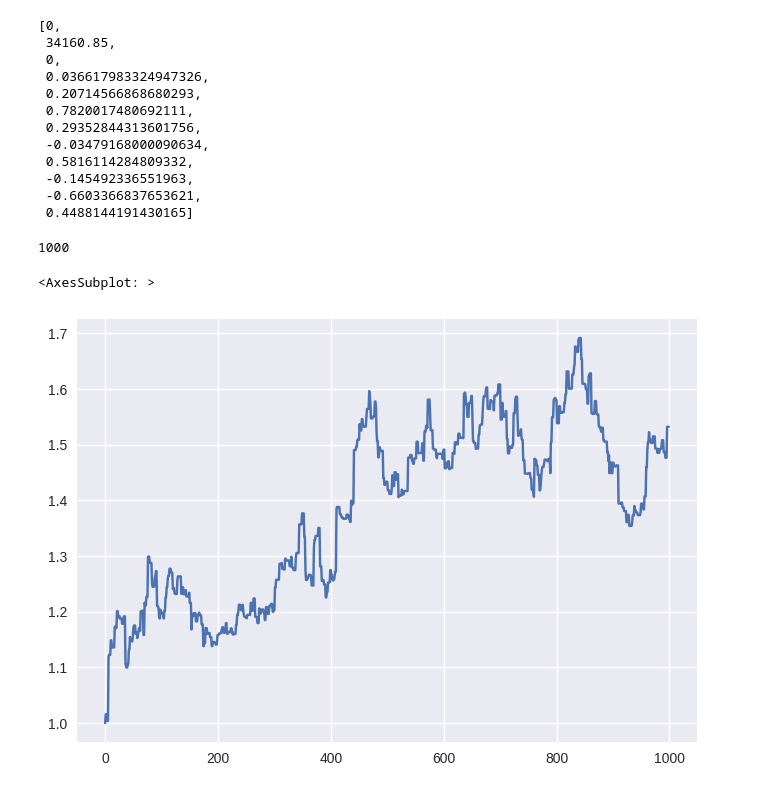
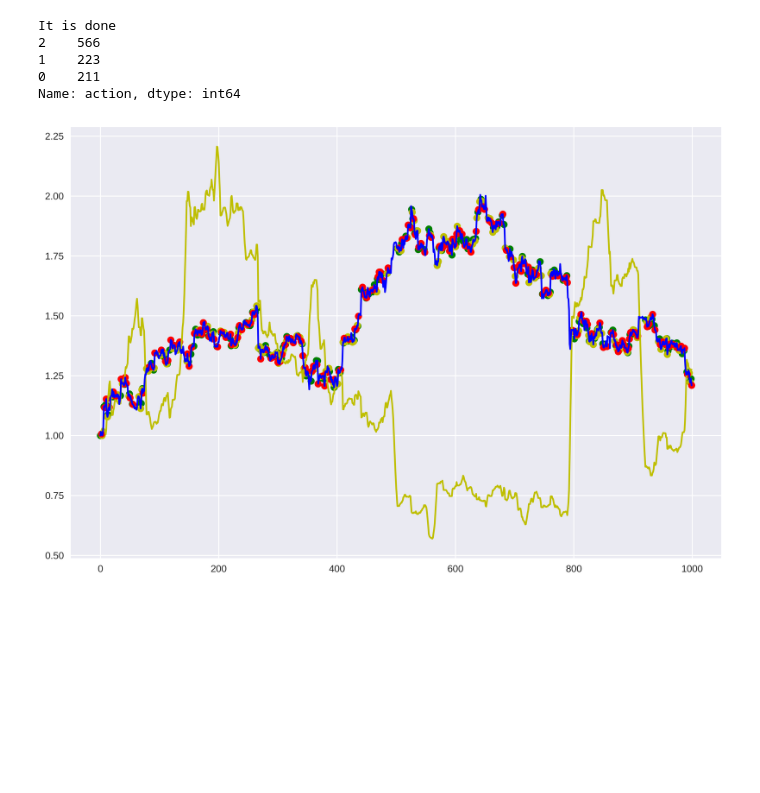
Before and after one commit to hiepsikien/TraderRobot, a Jupyter notebook: project/test_rl_trader.ipynb, the cells around one changed output. Cells and saved outputs as stored; diff of their text form; code cells hidden in the pictures; blank space fills up the shorter version.

Commit message:
fix rl trader

```diff
--- a/project/test_rl_trader.ipynb
+++ b/project/test_rl_trader.ipynb
@@ -29,12 +26,37 @@ len(train)
 # %%
 state_space = 3 + len(fm.cols)
 env_kwargs = {
-    "buy_trading_fee" : 0.000,
-    "sell_trading_fee" : 0.000,
+    "buy_trading_fee" : 0.0002,
+    "sell_trading_fee" : 0.0002,
+    "money_sleep_cost" : 0.00002,
     "state_space": state_space,
     "indicators": fm.cols,
     "reward_scaling": 1
 }
+# %%
+def plot_multiple(result:pd.DataFrame):
+    only_first_change = result.loc[result["action"] != result["action"].shift()]
+    long = only_first_change.loc[result["action"]==1]
+    short = only_first_change.loc[result["action"]==2]
+    neutral = only_first_change.loc[result["action"]==0]
+    plt.figure(figsize=(12,8),dpi=480)
+    plt.plot(result.index,result["cumsum"],c="y")
+    plt.plot(result.index,result["relative price"],c="b")
+    plt.scatter(long.index,long["relative price"],color="g",marker="o")             #type: ignore
+    plt.scatter(neutral.index,neutral["relative price"],color="y",marker="o")       #type: ignore
+    plt.scatter(short.index,short["relative price"],color="r",marker="o")           #type: ignore
+    plt.show()
+
+def make_result_data(rewards,actions,df):
+    result = pd.DataFrame({"return":rewards})
+    result.loc[result["return"] == -env_kwargs["money_sleep_cost"],"return"] = 0 #remove opportunity cost
+    result["log"] = np.log(result["return"]+1)
+    result["cumsum"] = np.exp(result["log"].cumsum(axis=0))
+    result["price"] = df["Close"].values
+    result["relative price"] = result["price"]/result.iloc[0,:]["price"]
+    result["action"] = actions
+    print(result["action"].value_counts())
+    return result.copy()
 # %%
 importlib.reload(env)
 train_env = env.CryptoTradingEnv(df = train, **env_kwargs)
@@ -83,0 +64,2 @@ train_env.count
+# %%
+model = HER('MlpPolicy',train_env,verbose=1)
@@ -83,0 +69,3 @@ train_env.count
+# %%
+train_env.reset()
+model.learn(total_timesteps=5_000,reset_num_timesteps=False)
@@ -84,32 +91,22 @@ train_env.count
 # %%
 trade_env = env.CryptoTradingEnv(df = trade, **env_kwargs)
-# %%
-trade_env.value_count
-# %% [output]
-[0,
- 34160.85,
- 0,
- 0.036617983324947326,
- 0.20714566868680293,
- 0.7820017480692111,
- 0.29352844313601756,
- -0.03479168000090634,
- 0.5816114284809332,
- -0.145492336551963,
- -0.6603366837653621,
- 0.4488144191430165]
 # %%
 done = False
 rewards = []
 actions = []
 obs = trade_env.reset()
 while not done:
     action, states= model.predict(obs)
     obs, reward, done, info = trade_env.step(action)
-    print("{} {} {}".format(trade_env.day,reward,done))
     rewards.append(reward)
     actions.append(action)
+
+result = make_result_data(rewards=rewards,actions=actions,df=trade_env.df)
+plot_multiple(result)
+# %% [output]
+It is done
+2    566
+1    223
+0    211
+Name: action, dtype: int64
+[figure, added]
-# %%
-len(result)
-# %% [output]
-1000
@@ -122,5 +112,0 @@ result["cumsum"] = np.exp(result["log"].cumsum(axis=0))
-# %%
-result["cumsum"].plot()
-# %% [output]
-<AxesSubplot: >
-[figure, removed]
```
Also changed, not shown: parts of 23 cells of this notebook, 1 other file.
